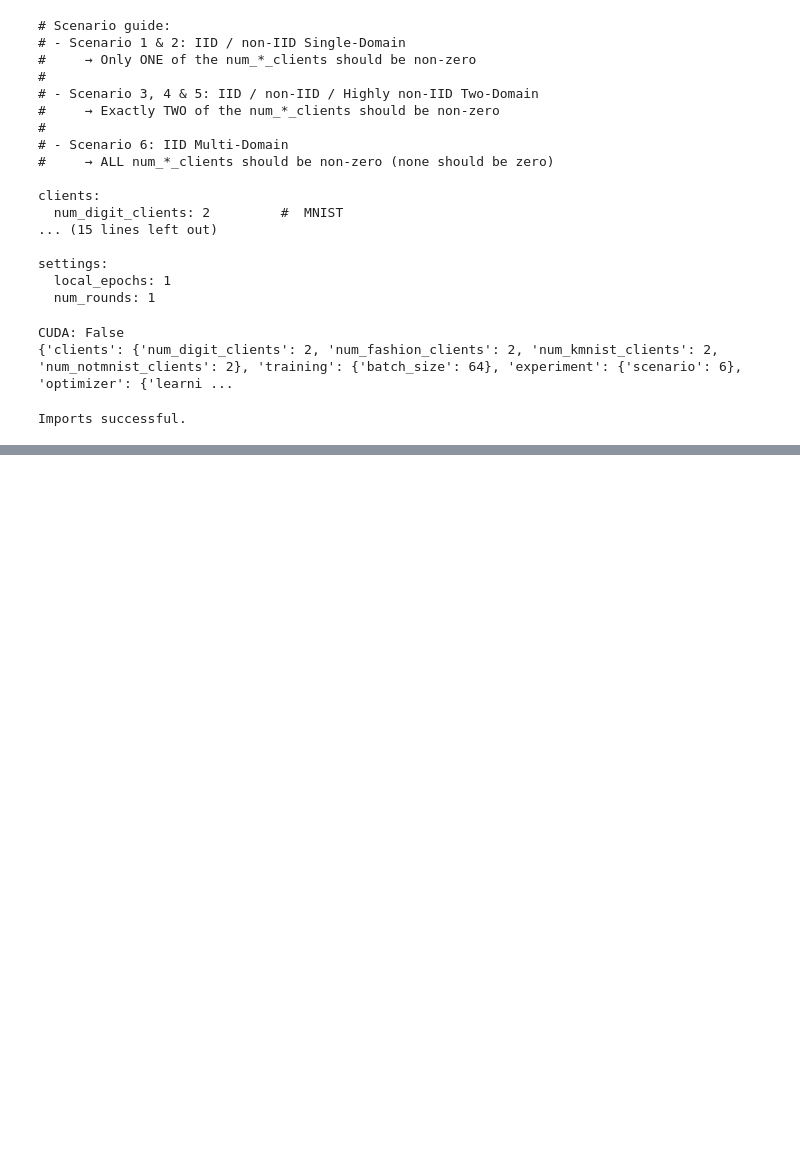
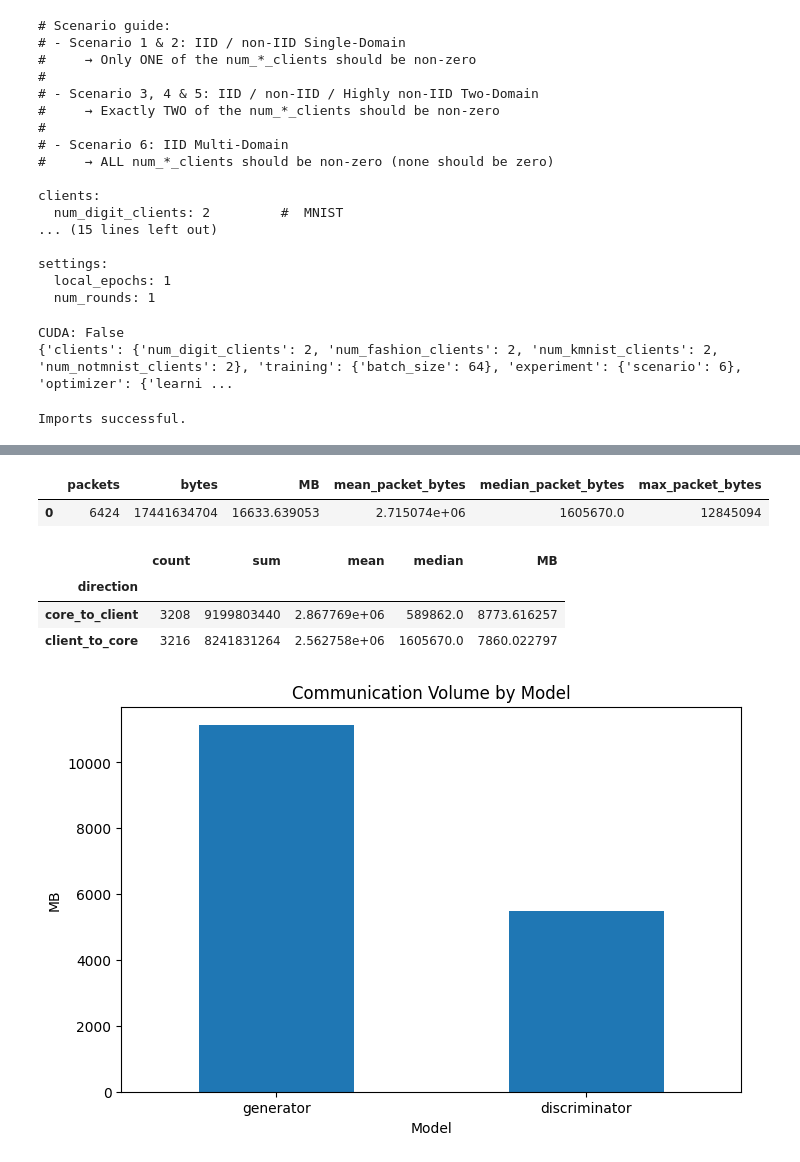
Before and after one commit to ayman-dayf/HuSCF-Comm, a Jupyter notebook: ReRun_HuSCF_Add_Comm.ipynb, the cells around one changed output, grey strips where cells are left out. Saved outputs shown, nothing was run; the diff lists cells and outputs as text; code cells hidden in the pictures; blank space fills up the shorter version.

```diff
--- a/ReRun_HuSCF_Add_Comm.ipynb
+++ b/ReRun_HuSCF_Add_Comm.ipynb
@@ -140,0 +151,50 @@ df.head()
+# %%
+summary = pd.DataFrame({
+    "packets": [len(df)],
+    "bytes": [df["serialized_bytes"].sum()],
+    "MB": [df["serialized_bytes"].sum() / 1024**2],
+    "mean_packet_bytes": [df["serialized_bytes"].mean()],
+    "median_packet_bytes": [df["serialized_bytes"].median()],
+    "max_packet_bytes": [df["serialized_bytes"].max()],
+})
+
+summary
+# %% [output]
+|  | packets | bytes | MB | mean_packet_bytes | median_packet_bytes | max_packet_bytes |
+| 0 | 6424 | 17441634704 | 16633.639053 | 2.715074e+06 | 1605670.0 | 12845094 |
+# %%
+direction = (
+    df.groupby("direction")["serialized_bytes"]
+      .agg(["count", "sum", "mean", "median"])
+      .sort_values("sum", ascending=False)
+)
+
+direction["MB"] = direction["sum"] / 1024**2
+
+direction
+# %% [output]
+|  | count | sum | mean | median | MB |
+| direction |  |  |  |  |  |
+| core_to_client | 3208 | 9199803440 | 2.867769e+06 | 589862.0 | 8773.616257 |
+| client_to_core | 3216 | 8241831264 | 2.562758e+06 | 1605670.0 | 7860.022797 |
+# %%
+model_traffic = (
+    df.groupby("model")["serialized_bytes"]
+      .sum()
+      .sort_values(ascending=False)
+)
+
+model_traffic_mb = model_traffic / 1024**2
+
+model_traffic_mb.plot(
+    kind="bar",
+    figsize=(8, 5),
+    title="Communication Volume by Model"
+)
+
+plt.ylabel("MB")
+plt.xlabel("Model")
+plt.xticks(rotation=0)
+plt.show()
+# %% [output]
+[figure, added]
```
Also changed, not shown: parts of 10 cells of this notebook.
